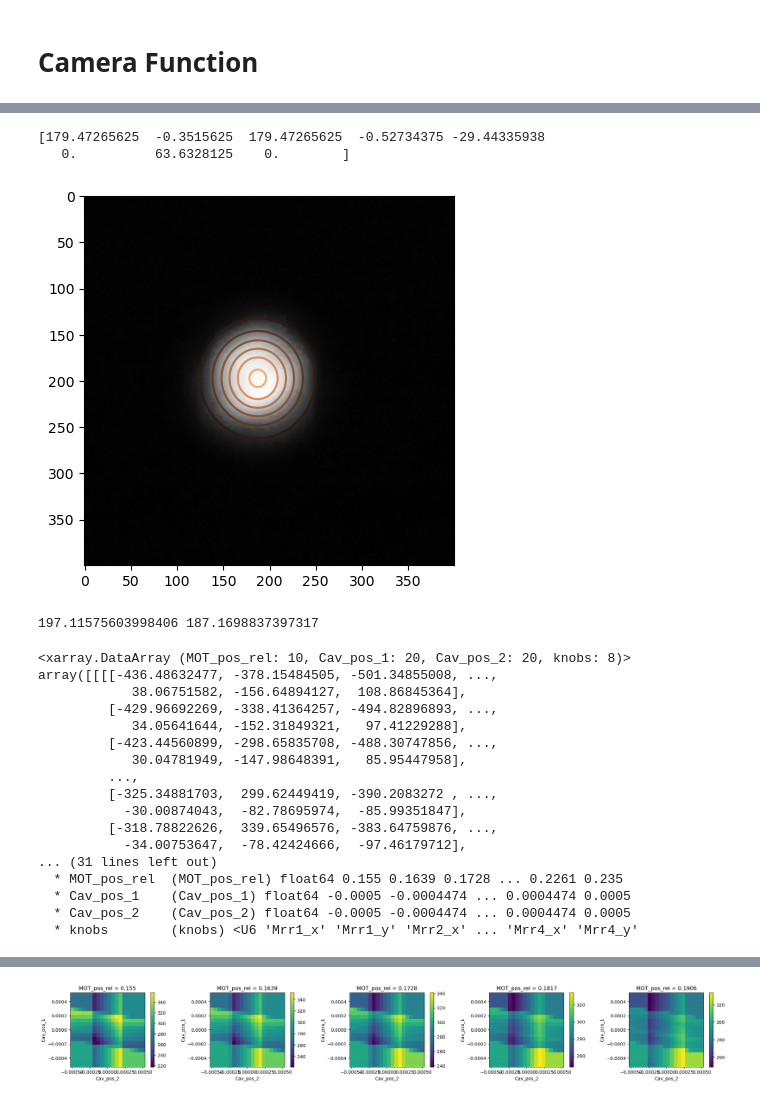
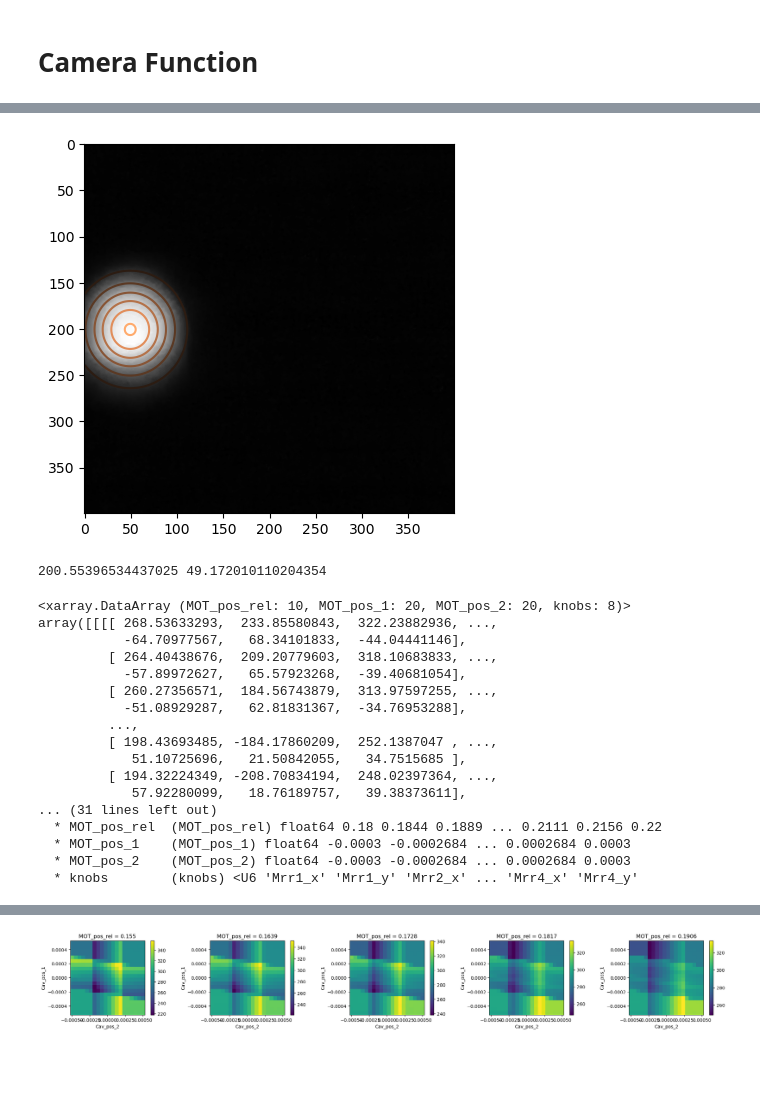
Before and after one commit to Stockholm254/servotest, a Jupyter notebook: src/expctl/servers/servoaligner/test.ipynb, the cells around one changed output, grey strips where cells are left out. Saved outputs shown, nothing was run; the diff lists cells and outputs as text; code cells hidden in the pictures; blank space fills up the shorter version.

```diff
--- a/src/expctl/servers/servoaligner/test.ipynb
+++ b/src/expctl/servers/servoaligner/test.ipynb
@@ -1036,37 +962,34 @@ fl1 = 0.205
 fl2 = 0.145
 fl3 = 1
 #MOT and Cavity
-MOT_pos_1=-3e-4
+MOT_pos_1=3e-4
 Cav_pos_1=0
 
 MOT_pos_2=0
 Cav_pos_2=0
 
-MOT_pos_rel = 0.195
+MOT_pos_rel = 0.17
 MOT_Cav_dist = -0.044
 
 params={'x1':x1, 'x2':x2, 'x3': x3, 'x4':x4, 'dy0':dy0, 'dy1':dy1, 'fl1': fl1, 'fl2': fl2, 'fl3': fl3, 'MOT_pos_rel': MOT_pos_rel, 'MOT_Cav_dist': MOT_Cav_dist, 'MOT_pos_1': MOT_pos_1, 'Cav_pos_1': Cav_pos_1, 'MOT_pos_2': MOT_pos_2, 'Cav_pos_2': Cav_pos_2}
 
 knob_deg_list=angle_calc_single(params)
 servos.set_angle(knob_deg_list)
-print(servos.get_angle())
 
 data=picam2.capture_array()
 data = data[..., :3] @ [0.2989, 0.5870, 0.1140]
 params_g = fitgaussian(data)
 fit = gaussian(*params_g)
 
 plt.figure()
 plt.imshow(data, cmap=plt.cm.gray)
 plt.contour(fit(*np.indices(data.shape)), cmap=plt.cm.copper)
 
 plt.show()
 
 (height, x_cen, y_cen, width_x, width_y) = params_g
 
 print(x_cen, y_cen)
 # %% [output]
+[figure, new version]
-[179.47265625  -0.3515625  179.47265625  -0.52734375 -29.44335938
-   0.          63.6328125    0.        ]
+200.55396534437025 49.172010110204354
-[figure, old version]
-197.11575603998406 187.1698837397317
@@ -1075,27 +1020,28 @@ solver_0=Optical_system_solver()
 #scan_xr=scan_xarray_gen(var_str_list=['fl1','fl2','MOT_pos_1','MOT_pos_2'], range_list=[1e-2, 1e-2, 2e-4, 2e-4], num_list=[5,5,10,10], start_value_list=[fl1, MOT_pos_1, MOT_pos_2])
 #scan_xr=scan_xarray_gen(solver_0, var_str_list=['fl1','MOT_pos_rel','Cav_pos_1'], range_list=[1e-2, 4e-2, 4e-4], num_list=[5,20,20], start_value_list=[fl1, MOT_pos_rel, Cav_pos_1], params=params)
 #scan_xr=scan_xarray_gen(solver_0, var_str_list=['MOT_pos_rel','Cav_pos_2'], range_list=[4e-2, 4e-4], num_list=[20,20], start_value_list=[MOT_pos_rel, Cav_pos_2], params=params)
-scan_xr=scan_xarray_gen(solver_0, var_str_list=['MOT_pos_rel','Cav_pos_1','Cav_pos_2'], range_list=[4e-2, 5e-4, 5e-4], num_list=[10,20,20], start_value_list=[MOT_pos_rel , Cav_pos_1, Cav_pos_2], params=params)
+#scan_xr=scan_xarray_gen(solver_0, var_str_list=['MOT_pos_rel','Cav_pos_1','Cav_pos_2'], range_list=[2e-2, 4e-4, 4e-4], num_list=[10,20,20], start_value_list=[MOT_pos_rel , Cav_pos_1, Cav_pos_2], params=params)
+scan_xr=scan_xarray_gen(solver_0, var_str_list=['MOT_pos_rel','MOT_pos_1','MOT_pos_2'], range_list=[2e-2, 3e-4, 3e-4], num_list=[10,20,20], start_value_list=[MOT_pos_rel , MOT_pos_1, MOT_pos_2], params=params)
 #scan_xr=scan_xarray_gen(solver_0, var_str_list=['fl1','fl2','Cav_pos_1','Cav_pos_2'], range_list=[1e-2, 1e-2, 4e-4, 4e-4], num_list=[5,5,10,10], start_value_list=[fl1, fl2, Cav_pos_1, Cav_pos_2], params=params)
 #scan_xr=scan_xarray_gen(solver_0, var_str_list=['dy0','MOT_pos_rel','Cav_pos_1','Cav_pos_2'], range_list=[2e-2, 2e-2, 4e-4, 4e-4], num_list=[5,5,10,10], start_value_list=[dy0,MOT_pos_rel,Cav_pos_1, Cav_pos_2], params=params)
 scan_xr
 # %% [output]
-<xarray.DataArray (MOT_pos_rel: 10, Cav_pos_1: 20, Cav_pos_2: 20, knobs: 8)>
-array([[[[-436.48632477, -378.15484505, -501.34855008, ...,
-            38.06751582, -156.64894127,  108.86845364],
-         [-429.96692269, -338.41364257, -494.82896893, ...,
-            34.05641644, -152.31849321,   97.41229288],
-         [-423.44560899, -298.65835708, -488.30747856, ...,
-            30.04781949, -147.98648391,   85.95447958],
+<xarray.DataArray (MOT_pos_rel: 10, MOT_pos_1: 20, MOT_pos_2: 20, knobs: 8)>
+array([[[[ 268.53633293,  233.85580843,  322.23882936, ...,
+           -64.70977567,   68.34101833,  -44.04441146],
+         [ 264.40438676,  209.20779603,  318.10683833, ...,
+           -57.89972627,   65.57923268,  -39.40681054],
+         [ 260.27356571,  184.56743879,  313.97597255, ...,
+           -51.08929287,   62.81831367,  -34.76953288],
          ...,
-         [-325.34881703,  299.62449419, -390.2083272 , ...,
-           -30.00874043,  -82.78695974,  -85.99351847],
-         [-318.78822626,  339.65496576, -383.64759876, ...,
-           -34.00753647,  -78.42424666,  -97.46179712],
+         [ 198.43693485, -184.17860209,  252.1387047 , ...,
+            51.10725696,   21.50842055,   34.7515685 ],
+         [ 194.32224349, -208.70834194,  248.02397364, ...,
+            57.92280099,   18.76189757,   39.38373611],
 ... (31 lines left out)
-  * MOT_pos_rel  (MOT_pos_rel) float64 0.155 0.1639 0.1728 ... 0.2261 0.235
-  * Cav_pos_1    (Cav_pos_1) float64 -0.0005 -0.0004474 ... 0.0004474 0.0005
-  * Cav_pos_2    (Cav_pos_2) float64 -0.0005 -0.0004474 ... 0.0004474 0.0005
+  * MOT_pos_rel  (MOT_pos_rel) float64 0.18 0.1844 0.1889 ... 0.2111 0.2156 0.22
+  * MOT_pos_1    (MOT_pos_1) float64 -0.0003 -0.0002684 ... 0.0002684 0.0003
+  * MOT_pos_2    (MOT_pos_2) float64 -0.0003 -0.0002684 ... 0.0002684 0.0003
   * knobs        (knobs) <U6 'Mrr1_x' 'Mrr1_y' 'Mrr2_x' ... 'Mrr4_x' 'Mrr4_y'
 # %%
 ds=iteration_actuator(servos, picam2, scan_xr)
```
Also changed, not shown: parts of 23 cells of this notebook, 6 other files.
